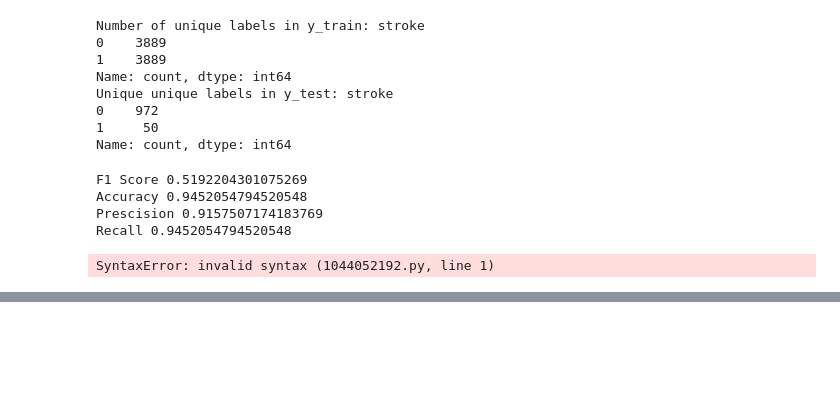
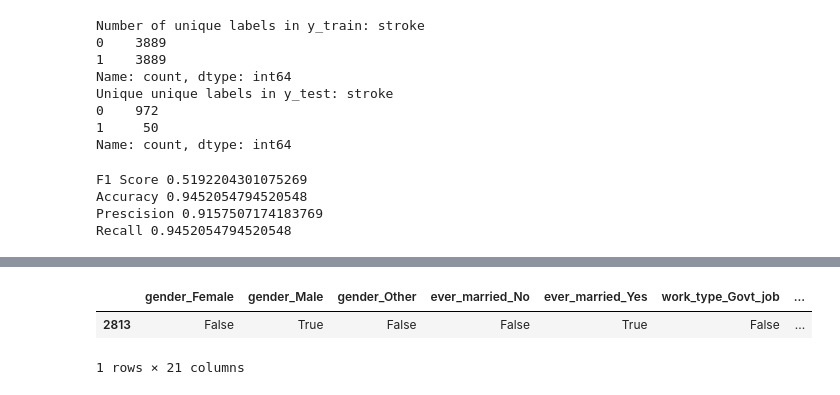
Before and after one commit to IhteshamShah/AI4Health_XAI, a Jupyter notebook: 02_Lecture.ipynb, the cells around one changed output, grey strips where cells are left out. Saved outputs shown, nothing was run; the diff lists cells and outputs as text; code cells hidden in the pictures; blank space fills up the shorter version.

```diff
--- a/02_Lecture.ipynb
+++ b/02_Lecture.ipynb
@@ -53,10 +54,6 @@ F1 Score 0.5192204301075269
 Accuracy 0.9452054794520548
 Prescision 0.9157507174183769
 Recall 0.9452054794520548
-# %%
-LIME Explainer
-# %% [output]
-SyntaxError: invalid syntax (1044052192.py, line 1)
 # %%
 
 # Initilize Lime for Tabular data
@@ -75,0 +75,14 @@ show(lime_local)
+# %%
+
+
+# %% Create SHAP explainer
+explainer = shap.TreeExplainer(rf)
+# Calculate shapley values for test data
+start_index = 1
+end_index = 2
+shap_values = explainer.shap_values(X_test[start_index:end_index])
+X_test[start_index:end_index]
+# %% [output]
+|  | gender_Female | gender_Male | gender_Other | ever_married_No | ever_married_Yes | work_type_Govt_job | ... |
+| 2813 | False | True | False | False | True | False | ... |
+1 rows × 21 columns
```
Also changed, not shown: parts of 5 cells of this notebook, 2 other files.
